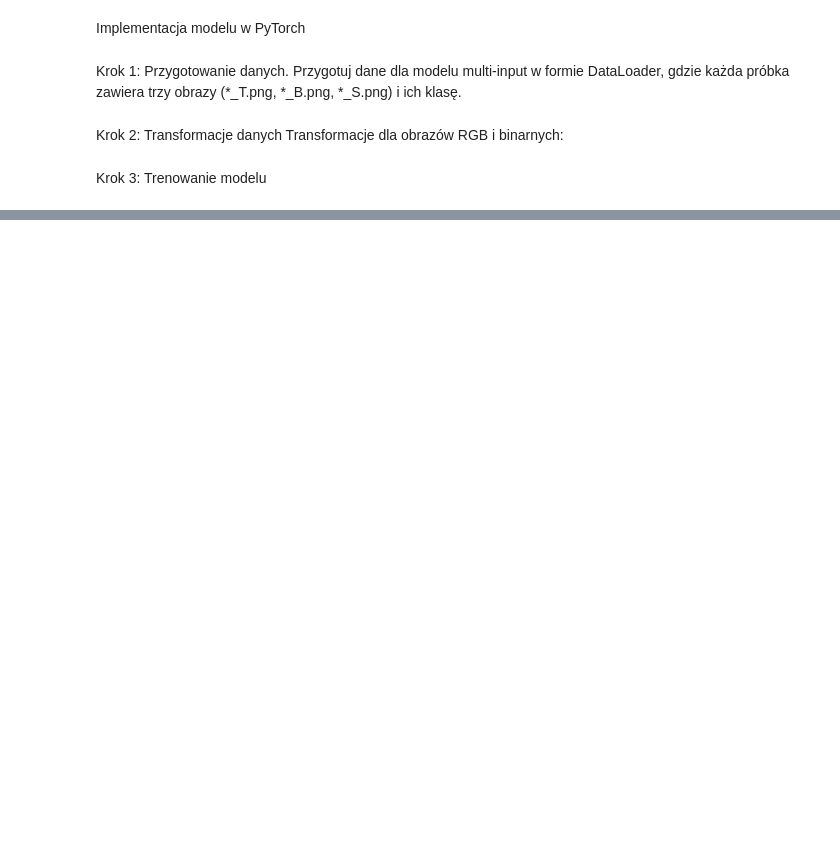
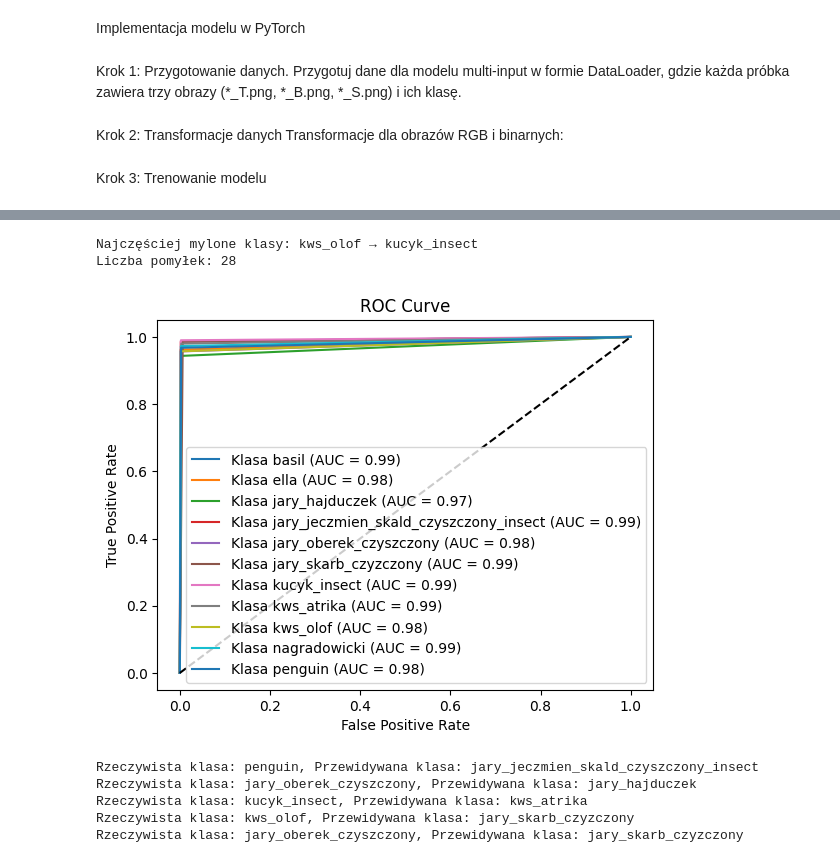
Before and after one commit to kozolex/Multi-input-Grain-CNN, a Jupyter notebook: 06_train_model_v1.ipynb, the cells around one changed output, grey strips where cells are left out. Saved outputs shown, nothing was run; the diff lists cells and outputs as text; code cells hidden in the pictures; blank space fills up the shorter version.

```diff
--- a/06_train_model_v1.ipynb
+++ b/06_train_model_v1.ipynb
@@ -184,0 +283,48 @@ Labels dtype: torch.int64
+# %%
+import numpy as np
+
+# Wyświetl pary klas z największą liczbą pomyłek (poza przekątną)
+off_diagonal = cm - np.diag(np.diag(cm))  # Macierz bez przekątnej
+max_misclassified = np.unravel_index(np.argmax(off_diagonal), off_diagonal.shape)
+
+print(f"Najczęściej mylone klasy: {class_names[max_misclassified[0]]} → {class_names[max_misclassified[1]]}")
+print(f"Liczba pomyłek: {off_diagonal[max_misclassified]}")
+# %% [output]
+Najczęściej mylone klasy: kws_olof → kucyk_insect
+Liczba pomyłek: 28
+# %%
+from sklearn.metrics import roc_curve, auc
+from sklearn.preprocessing import label_binarize
+
+# Binarizacja etykiet dla OvR
+y_true_bin = label_binarize(y_true, classes=range(len(class_names)))
+y_pred_bin = label_binarize(y_pred, classes=range(len(class_names)))
+
+# Obliczanie ROC i AUC dla każdej klasy
+for i, class_name in enumerate(class_names):
+    fpr, tpr, _ = roc_curve(y_true_bin[:, i], y_pred_bin[:, i])
+    roc_auc = auc(fpr, tpr)
+    plt.plot(fpr, tpr, label=f"Klasa {class_name} (AUC = {roc_auc:.2f})")
+
+plt.plot([0, 1], [0, 1], 'k--')  # Linia bazowa
+plt.xlabel("False Positive Rate")
+plt.ylabel("True Positive Rate")
+plt.title("ROC Curve")
+plt.legend(loc="lower right")
+plt.show()
+# %% [output]
+[figure, added]
+# %%
+# Znajdź indeksy przykładów błędnie sklasyfikowanych
+error_indices = [i for i, (true, pred) in enumerate(zip(y_true, y_pred)) if true != pred]
+
+# Wyświetl kilka przykładów błędów
+for idx in error_indices[:5]:  # Pierwsze 5 błędów
+    print(f"Rzeczywista klasa: {class_names[y_true[idx]]}, Przewidywana klasa: {class_names[y_pred[idx]]}")
+    # Opcjonalnie: Wyświetl obrazy (zależy od implementacji Dataset)
+# %% [output]
+Rzeczywista klasa: penguin, Przewidywana klasa: jary_jeczmien_skald_czyszczony_insect
+Rzeczywista klasa: jary_oberek_czyszczony, Przewidywana klasa: jary_hajduczek
+Rzeczywista klasa: kucyk_insect, Przewidywana klasa: kws_atrika
+Rzeczywista klasa: kws_olof, Przewidywana klasa: jary_skarb_czyzczony
+Rzeczywista klasa: jary_oberek_czyszczony, Przewidywana klasa: jary_skarb_czyzczony
```
Also changed, not shown: parts of 3 cells of this notebook.
